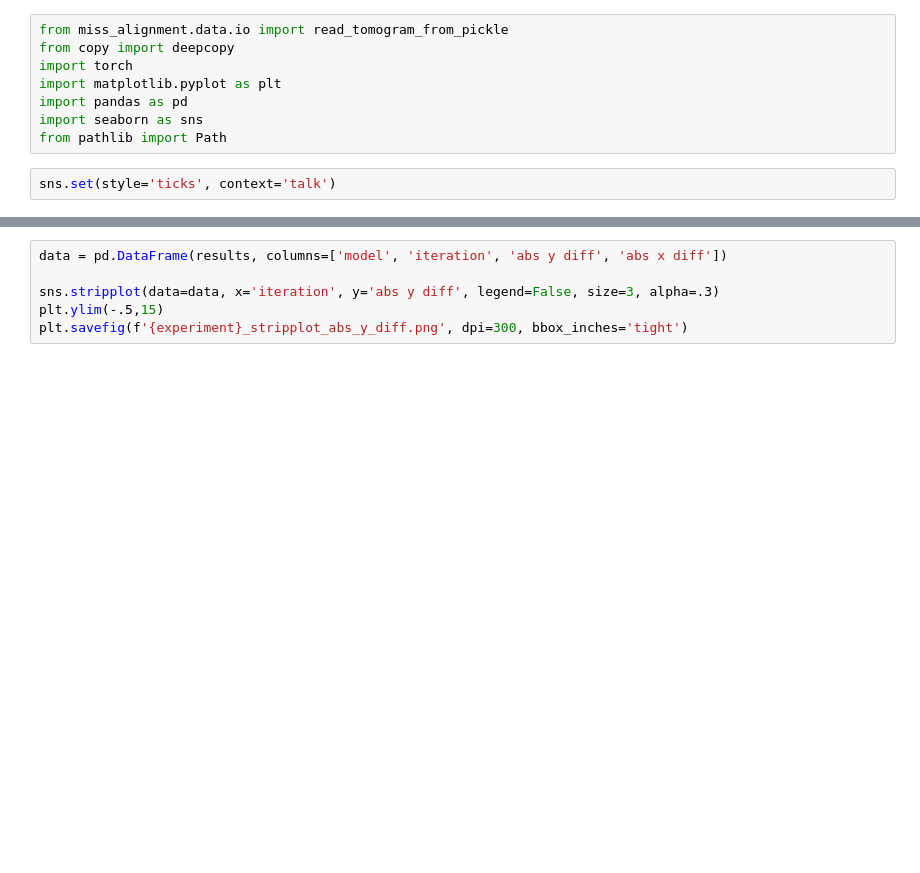
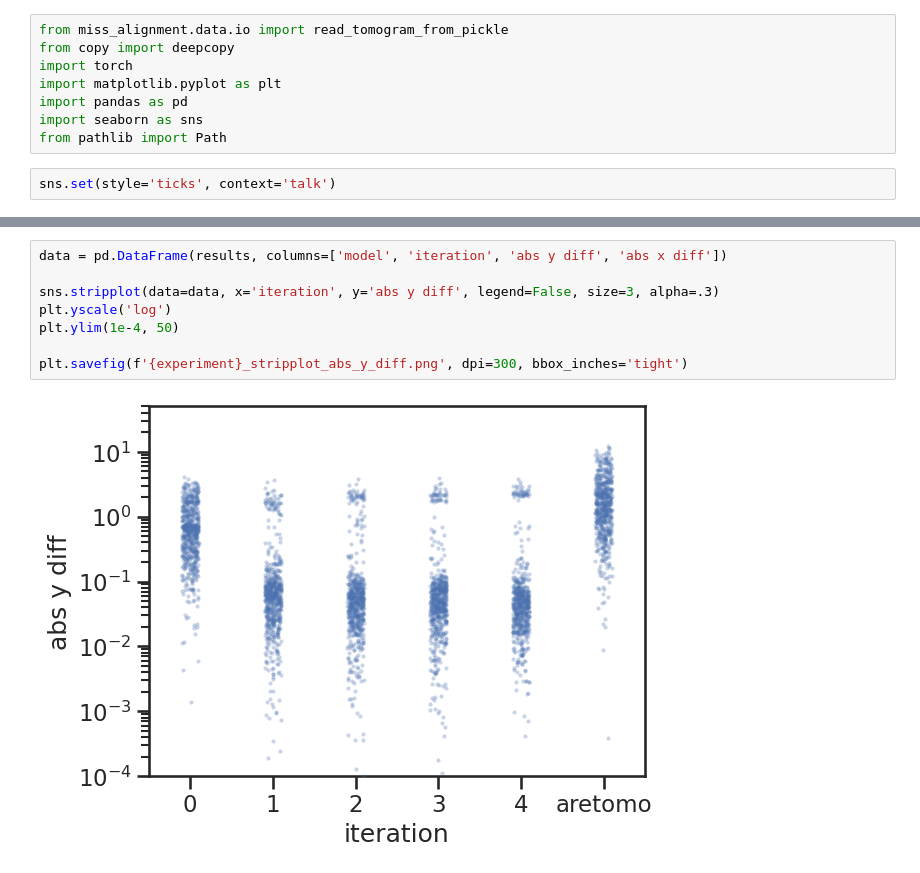
Before and after one commit to warpem/miss-alignment, a Jupyter notebook: paper/notebooks/shrec_eval/visualize_iterations.ipynb, the cells around one changed output, grey strips where cells are left out. Saved outputs shown, nothing was run; the diff lists cells and outputs as text; blank space fills up the shorter version.

```diff
--- a/paper/notebooks/shrec_eval/visualize_iterations.ipynb
+++ b/paper/notebooks/shrec_eval/visualize_iterations.ipynb
@@ -119,8 +119,12 @@ graph for model_5
 # %%
 data = pd.DataFrame(results, columns=['model', 'iteration', 'abs y diff', 'abs x diff'])
 
 sns.stripplot(data=data, x='iteration', y='abs y diff', legend=False, size=3, alpha=.3)
-plt.ylim(-.5,15)
+plt.yscale('log')
+plt.ylim(1e-4, 50)
+
 plt.savefig(f'{experiment}_stripplot_abs_y_diff.png', dpi=300, bbox_inches='tight')
+# %% [output]
+[figure, added]
 # %%
 sns.stripplot(data=data, x='iteration', y='abs x diff', legend=False, size=3, alpha=.3)
```
Also changed, not shown: parts of 2 cells of this notebook, 24 other files.
